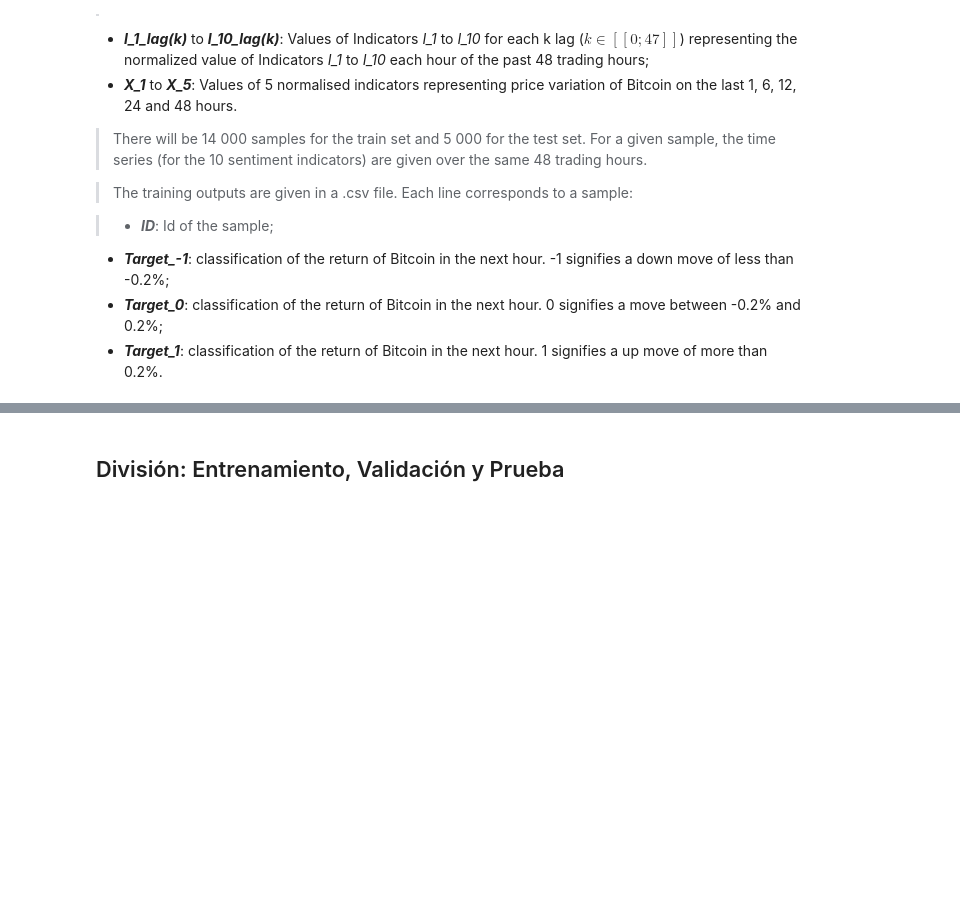
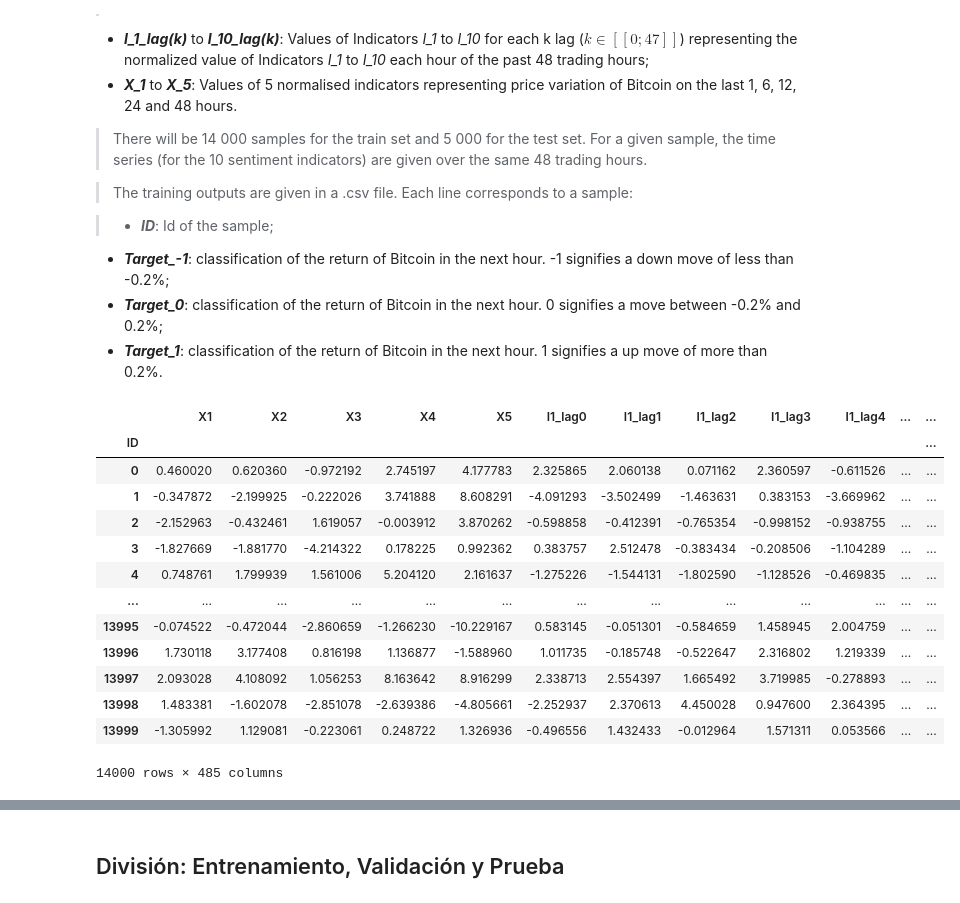
Before and after one commit to RYU-MCFLY/Aplicaciones-Financieras, a Jupyter notebook: Semana3_1_Aps_Financieras5_Regresion_Logistica.ipynb, the cells around one changed output, grey strips where cells are left out. Drawn from its saved outputs; the diff is of its cells as text; code cells hidden in the pictures; blank space fills up the shorter version.

```diff
--- a/Semana3_1_Aps_Financieras5_Regresion_Logistica.ipynb
+++ b/Semana3_1_Aps_Financieras5_Regresion_Logistica.ipynb
@@ -106,6 +108,21 @@ def transform_dataframe(df, len_prices = 5, n_features = 10, len_features = 48):
 - ***Target_0***: classification of the return of Bitcoin in the next hour. 0 signifies a move between -0.2% and 0.2%;
 - ***Target_1***: classification of the return of Bitcoin in the next hour. 1 signifies a up move of more than 0.2%.
 # %%
-X_raw = pd.read_csv('/content/drive/MyDrive/Cruso-ApsFinancieras/semana7/input_training_IrTAw7w.csv').set_index('ID')
+X_raw = pd.read_csv('/content/drive/MyDrive/semana7/input_training_IrTAw7w.csv').set_index('ID')
 X_raw
+# %% [output]
+|  | X1 | X2 | X3 | X4 | X5 | I1_lag0 | I1_lag1 | I1_lag2 | I1_lag3 | I1_lag4 | ... | ... |
+| ID |  |  |  |  |  |  |  |  |  |  |  | ... |
+| 0 | 0.460020 | 0.620360 | -0.972192 | 2.745197 | 4.177783 | 2.325865 | 2.060138 | 0.071162 | 2.360597 | -0.611526 | ... | ... |
+| 1 | -0.347872 | -2.199925 | -0.222026 | 3.741888 | 8.608291 | -4.091293 | -3.502499 | -1.463631 | 0.383153 | -3.669962 | ... | ... |
+| 2 | -2.152963 | -0.432461 | 1.619057 | -0.003912 | 3.870262 | -0.598858 | -0.412391 | -0.765354 | -0.998152 | -0.938755 | ... | ... |
+| 3 | -1.827669 | -1.881770 | -4.214322 | 0.178225 | 0.992362 | 0.383757 | 2.512478 | -0.383434 | -0.208506 | -1.104289 | ... | ... |
+| 4 | 0.748761 | 1.799939 | 1.561006 | 5.204120 | 2.161637 | -1.275226 | -1.544131 | -1.802590 | -1.128526 | -0.469835 | ... | ... |
+| ... | ... | ... | ... | ... | ... | ... | ... | ... | ... | ... | ... | ... |
+| 13995 | -0.074522 | -0.472044 | -2.860659 | -1.266230 | -10.229167 | 0.583145 | -0.051301 | -0.584659 | 1.458945 | 2.004759 | ... | ... |
+| 13996 | 1.730118 | 3.177408 | 0.816198 | 1.136877 | -1.588960 | 1.011735 | -0.185748 | -0.522647 | 2.316802 | 1.219339 | ... | ... |
+| 13997 | 2.093028 | 4.108092 | 1.056253 | 8.163642 | 8.916299 | 2.338713 | 2.554397 | 1.665492 | 3.719985 | -0.278893 | ... | ... |
+| 13998 | 1.483381 | -1.602078 | -2.851078 | -2.639386 | -4.805661 | -2.252937 | 2.370613 | 4.450028 | 0.947600 | 2.364395 | ... | ... |
+| 13999 | -1.305992 | 1.129081 | -0.223061 | 0.248722 | 1.326936 | -0.496556 | 1.432433 | -0.012964 | 1.571311 | 0.053566 | ... | ... |
+14000 rows × 485 columns
 # %%
```
Also changed, not shown: parts of 49 cells of this notebook.
